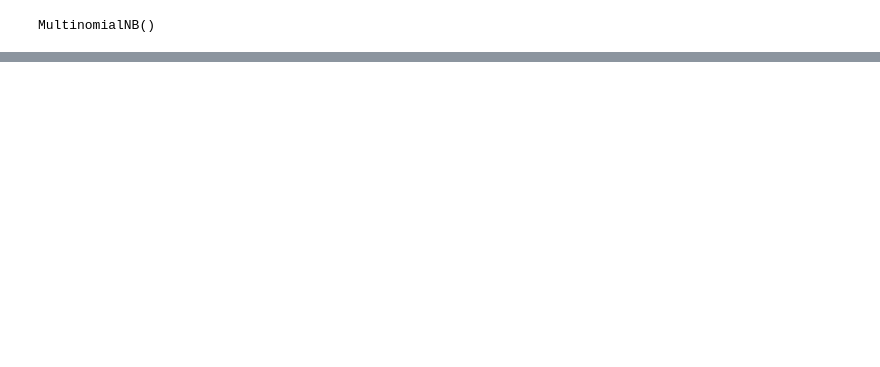
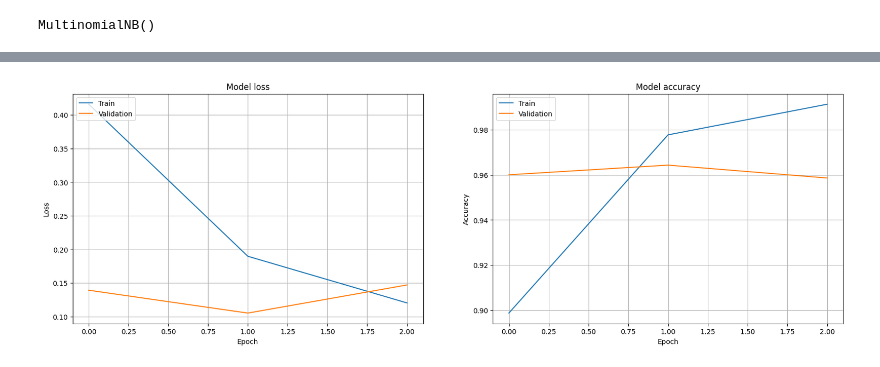
Before and after one commit to volodyslav/new_span_dataset, a Jupyter notebook: new_spam.ipynb, the cells around one changed output, grey strips where cells are left out. Saved outputs shown, nothing was run; the diff lists cells and outputs as text; code cells hidden in the pictures; blank space fills up the shorter version.

```diff
--- a/new_spam.ipynb
+++ b/new_spam.ipynb
@@ -172,0 +166,10 @@ from sklearn.svm import SVC
+# %%
+model = keras.Sequential([
+    keras.layers.Dense(512, activation="relu", input_shape=(X_train.shape[1], )),
+    keras.layers.Dropout(0.5),
+    keras.layers.Dense(256, activation="relu"),
+    keras.layers.Dropout(0.5),
+    keras.layers.Dense(128, activation="relu"),
+    keras.layers.Dropout(0.5),
+    keras.layers.Dense(1, activation="sigmoid")
+])
@@ -172,0 +200,6 @@ from sklearn.svm import SVC
+# %%
+early_stop = keras.callbacks.EarlyStopping(patience=1, monitor="val_loss")
+# %%
+model.compile(optimizer='adam',loss='binary_crossentropy',metrics=['accuracy'])
+# %%
+history = model.fit(X_train, y_train, epochs=5, validation_data=(X_valid, y_valid), callbacks=[early_stop])
@@ -172,0 +213,21 @@ from sklearn.svm import SVC
+# %%
+fig, ax = plt.subplots(1, 2, figsize=(20, 6))
+
+ax[0].plot(history.history['loss'], label='Train')
+ax[0].plot(history.history['val_loss'], label='Validation')
+ax[0].set_title('Model loss')
+ax[0].set_xlabel('Epoch')
+ax[0].set_ylabel('Loss')
+ax[0].legend(loc='upper left')
+ax[0].grid(True)
+
+ax[1].plot(history.history['accuracy'], label='Train')
+ax[1].plot(history.history['val_accuracy'], label='Validation')
+ax[1].set_title('Model accuracy')
+ax[1].set_xlabel('Epoch')
+ax[1].set_ylabel('Accuracy')
+ax[1].legend(loc='upper left')
+ax[1].grid(True)
+plt.show()
+# %% [output]
+[figure, added]
```
Also changed, not shown: parts of 41 cells of this notebook.
